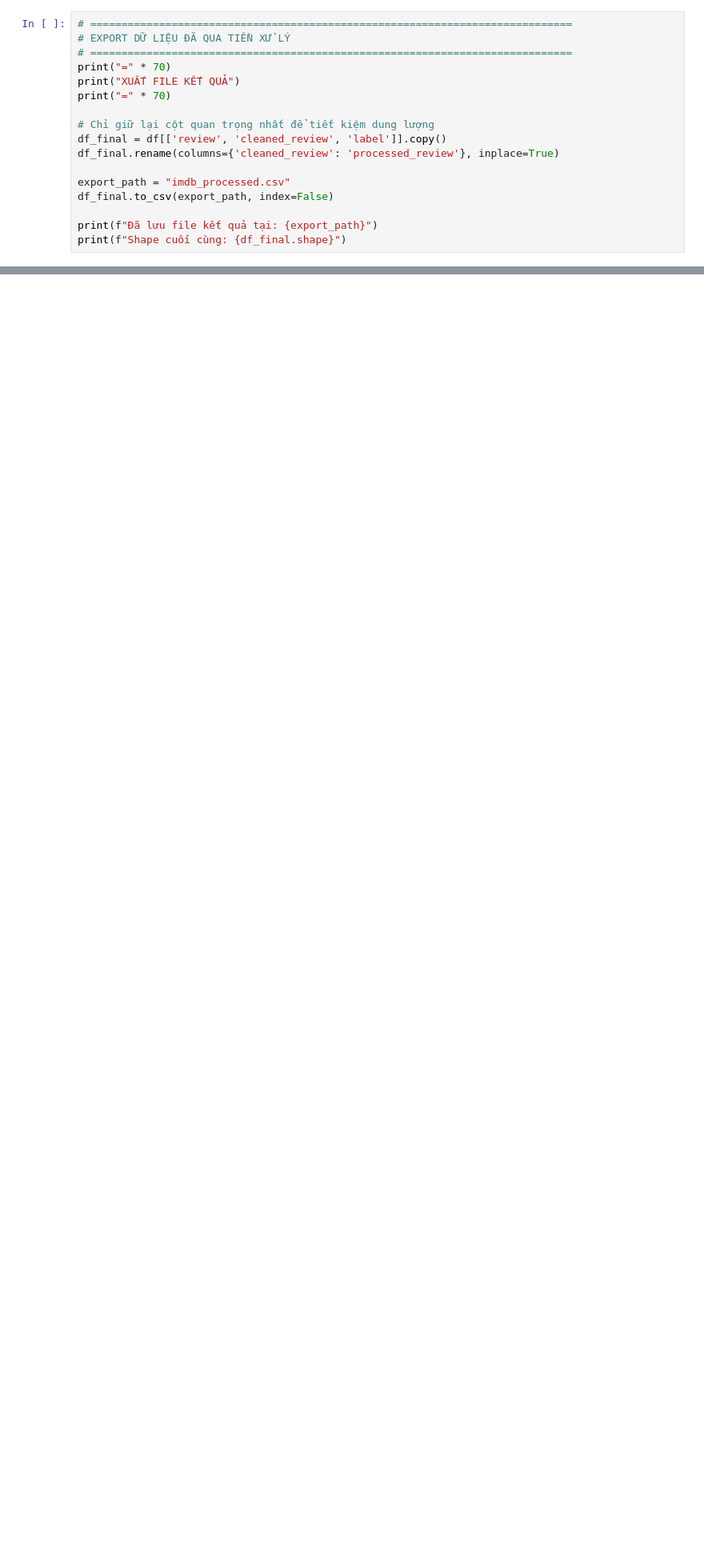
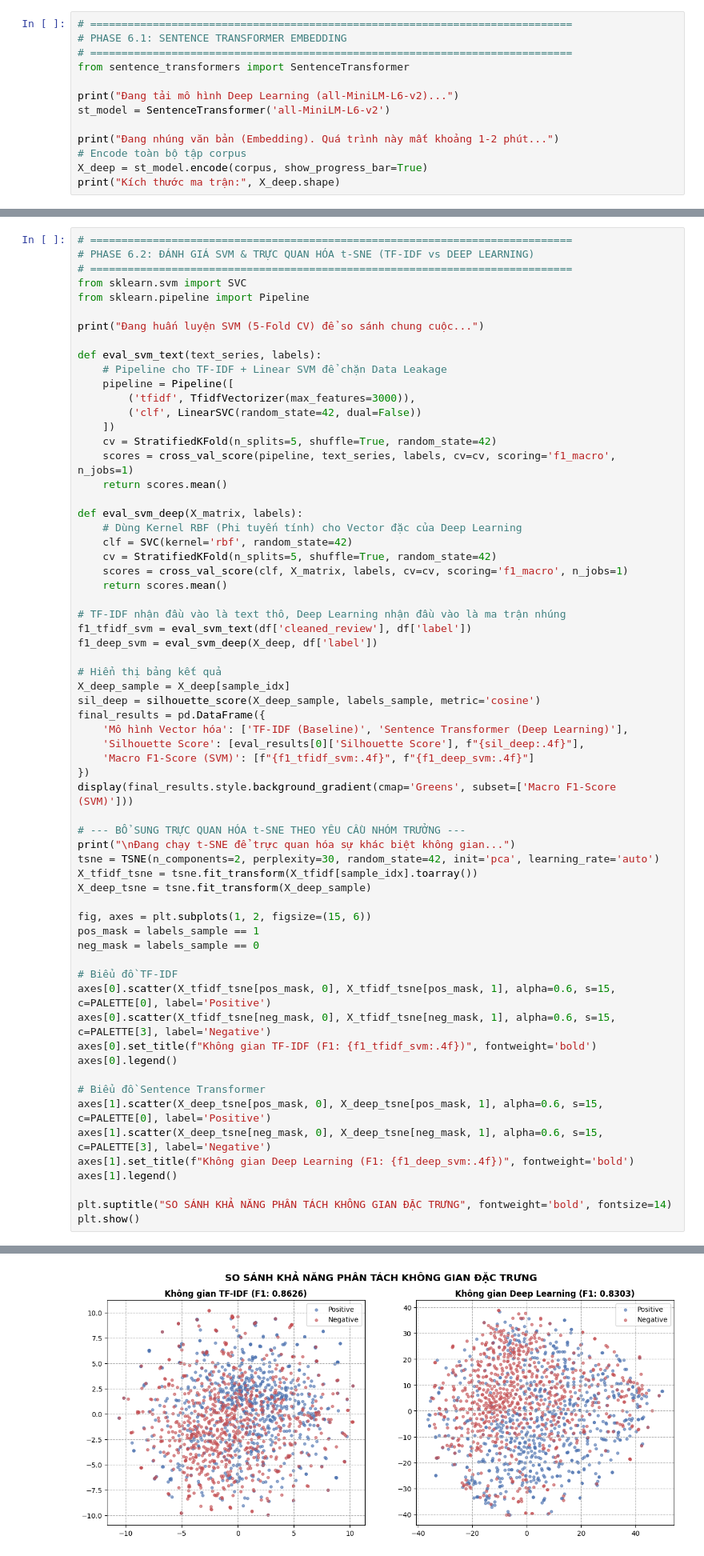
Before and after one commit to RamanujanJR/CSC14004-Lab-1, a Jupyter notebook: notebooks/06_text_preprocessing.ipynb, the cells around one changed output, grey strips where cells are left out. Shown at 80% size. Saved outputs shown, nothing was run; the diff lists cells and outputs as text; blank space fills up the shorter version.

```diff
--- a/notebooks/06_text_preprocessing.ipynb
+++ b/notebooks/06_text_preprocessing.ipynb
@@ -473,18 +444,14 @@ plt.show()
 # %%
 # =============================================================================
-# EXPORT DỮ LIỆU ĐÃ QUA TIỀN XỬ LÝ
+# PHASE 6.1: SENTENCE TRANSFORMER EMBEDDING
 # =============================================================================
-print("=" * 70)
-print("XUẤT FILE KẾT QUẢ")
-print("=" * 70)
+from sentence_transformers import SentenceTransformer
 
-# Chỉ giữ lại cột quan trọng nhất để tiết kiệm dung lượng
-df_final = df[['review', 'cleaned_review', 'label']].copy()
-df_final.rename(columns={'cleaned_review': 'processed_review'}, inplace=True)
+print("Đang tải mô hình Deep Learning (all-MiniLM-L6-v2)...")
+st_model = SentenceTransformer('all-MiniLM-L6-v2')
 
-export_path = "imdb_processed.csv"
-df_final.to_csv(export_path, index=False)
-
-print(f"Đã lưu file kết quả tại: {export_path}")
-print(f"Shape cuối cùng: {df_final.shape}")
+print("Đang nhúng văn bản (Embedding). Quá trình này mất khoảng 1-2 phút...")
+# Encode toàn bộ tập corpus
+X_deep = st_model.encode(corpus, show_progress_bar=True)
+print("Kích thước ma trận:", X_deep.shape)
 # %% [output]
@@ -495,0 +469,65 @@ Shape cuối cùng: (10000, 3)
+# %%
+# =============================================================================
+# PHASE 6.2: ĐÁNH GIÁ SVM & TRỰC QUAN HÓA t-SNE (TF-IDF vs DEEP LEARNING)
+# =============================================================================
+from sklearn.svm import SVC
+from sklearn.pipeline import Pipeline
+
+print("Đang huấn luyện SVM (5-Fold CV) để so sánh chung cuộc...")
+
+def eval_svm_text(text_series, labels):
+    # Pipeline cho TF-IDF + Linear SVM để chặn Data Leakage
+    pipeline = Pipeline([
+        ('tfidf', TfidfVectorizer(max_features=3000)),
+        ('clf', LinearSVC(random_state=42, dual=False))
+    ])
+    cv = StratifiedKFold(n_splits=5, shuffle=True, random_state=42)
+    scores = cross_val_score(pipeline, text_series, labels, cv=cv, scoring='f1_macro', n_jobs=1)
+    return scores.mean()
+
+def eval_svm_deep(X_matrix, labels):
+    # Dùng Kernel RBF (Phi tuyến tính) cho Vector đặc của Deep Learning
+    clf = SVC(kernel='rbf', random_state=42)
+    cv = StratifiedKFold(n_splits=5, shuffle=True, random_state=42)
+    scores = cross_val_score(clf, X_matrix, labels, cv=cv, scoring='f1_macro', n_jobs=1)
+    return scores.mean()
+
+# TF-IDF nhận đầu vào là text thô, Deep Learning nhận đầu vào là ma trận nhúng
+f1_tfidf_svm = eval_svm_text(df['cleaned_review'], df['label'])
+f1_deep_svm = eval_svm_deep(X_deep, df['label'])
+
+# Hiển thị bảng kết quả
+X_deep_sample = X_deep[sample_idx]
+sil_deep = silhouette_score(X_deep_sample, labels_sample, metric='cosine')
+final_results = pd.DataFrame({
+    'Mô hình Vector hóa': ['TF-IDF (Baseline)', 'Sentence Transformer (Deep Learning)'],
+    'Silhouette Score': [eval_results[0]['Silhouette Score'], f"{sil_deep:.4f}"],
+    'Macro F1-Score (SVM)': [f"{f1_tfidf_svm:.4f}", f"{f1_deep_svm:.4f}"]
+})
+display(final_results.style.background_gradient(cmap='Greens', subset=['Macro F1-Score (SVM)']))
+
+# --- BỔ SUNG TRỰC QUAN HÓA t-SNE THEO YÊU CẦU NHÓM TRƯỞNG ---
+print("\nĐang chạy t-SNE để trực quan hóa sự khác biệt không gian...")
+tsne = TSNE(n_components=2, perplexity=30, random_state=42, init='pca', learning_rate='auto')
+X_tfidf_tsne = tsne.fit_transform(X_tfidf[sample_idx].toarray())
+X_deep_tsne = tsne.fit_transform(X_deep_sample)
+
+fig, axes = plt.subplots(1, 2, figsize=(15, 6))
+pos_mask = labels_sample == 1
+neg_mask = labels_sample == 0
+
+# Biểu đồ TF-IDF
+axes[0].scatter(X_tfidf_tsne[pos_mask, 0], X_tfidf_tsne[pos_mask, 1], alpha=0.6, s=15, c=PALETTE[0], label='Positive')
+axes[0].scatter(X_tfidf_tsne[neg_mask, 0], X_tfidf_tsne[neg_mask, 1], alpha=0.6, s=15, c=PALETTE[3], label='Negative')
+axes[0].set_title(f"Không gian TF-IDF (F1: {f1_tfidf_svm:.4f})", fontweight='bold')
+axes[0].legend()
+
+# Biểu đồ Sentence Transformer
+axes[1].scatter(X_deep_tsne[pos_mask, 0], X_deep_tsne[pos_mask, 1], alpha=0.6, s=15, c=PALETTE[0], label='Positive')
+axes[1].scatter(X_deep_tsne[neg_mask, 0], X_deep_tsne[neg_mask, 1], alpha=0.6, s=15, c=PALETTE[3], label='Negative')
+axes[1].set_title(f"Không gian Deep Learning (F1: {f1_deep_svm:.4f})", fontweight='bold')
+axes[1].legend()
+
+plt.suptitle("SO SÁNH KHẢ NĂNG PHÂN TÁCH KHÔNG GIAN ĐẶC TRƯNG", fontweight='bold', fontsize=14)
+plt.show()
+# %% [output]
@@ -495,0 +539 @@ Shape cuối cùng: (10000, 3)
+[figure, added]
```
Also changed, not shown: parts of 31 cells of this notebook.
